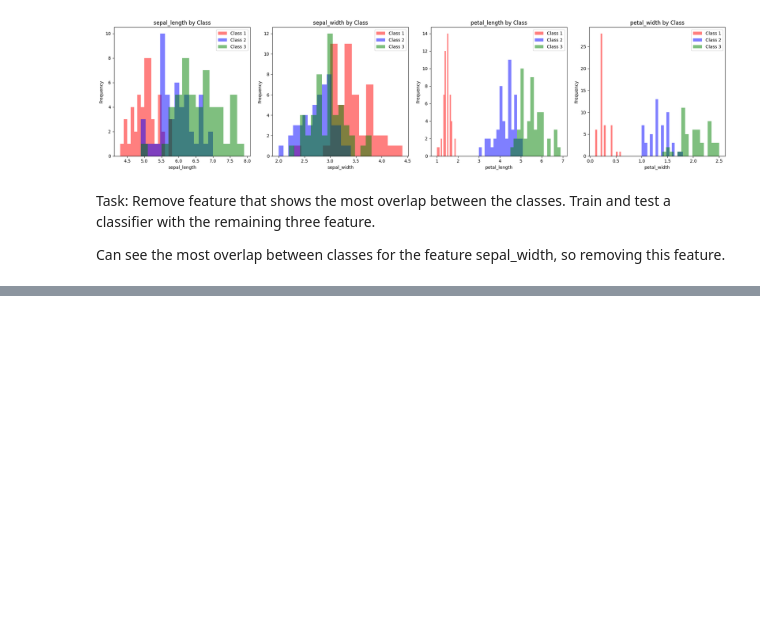
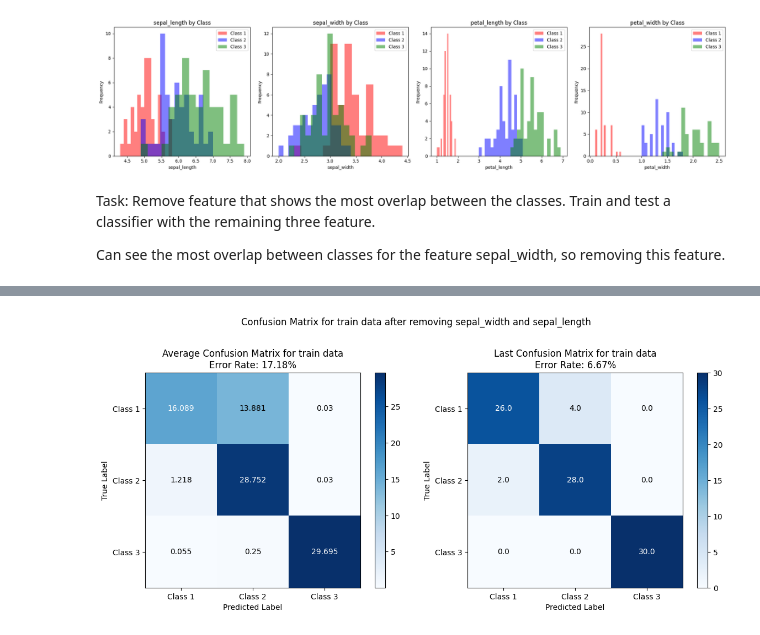
Before and after one commit to tuvats/TTT4275-Classification-project, a Jupyter notebook: iris_project/Iris_task.ipynb, the cells around one changed output, grey strips where cells are left out. Saved outputs shown, nothing was run; the diff lists cells and outputs as text; code cells hidden in the pictures; blank space fills up the shorter version.

```diff
--- a/iris_project/Iris_task.ipynb
+++ b/iris_project/Iris_task.ipynb
@@ -389,0 +417,23 @@ plot_cm(conf_matrix_test_removed, class_names, title="Confusion Matrix for test
+# %%
+# Removing sepal_width and sepal_length
+train_df_removed2 = train_df.drop(columns=["sepal_width", "sepal_length"])
+test_df_removed2 = test_df.drop(columns=["sepal_width", "sepal_length"])
+
+X_train_removed2 = train_df_removed2[['petal_length', 'petal_width']].values
+y_train_removed2 = train_df_removed2['class'].values
+
+# Ensure y_train is a numpy array and reshaped to 2D
+y_train_removed2 = np.array(y_train_removed2).reshape(-1, 1)
+
+# Fit and transform
+y_train_removed_encoded2 = encoder.fit_transform(y_train_removed2)
+
+W_train_removed2, mse_results_removed2, error_rates_removed2, train_accuracies_removed2, confusion_matrices_train_removed2 = train_linear_classifier(X_train_removed2, y_train_removed_encoded2, max_iter=num_iterations, alpha=0.01)
+
+X_test_removed2 = test_df_removed2[['petal_length', 'petal_width']].values
+y_test_removed2 = test_df_removed2['class'].values - 1
+
+y_test_removed_encoded2 = encoder.fit_transform(y_test_removed2.reshape(-1, 1))
+predictions_removed2 = predict(X_test_removed2, W_train_removed2)
+
+train_df_removed2
@@ -389,0 +454,24 @@ plot_cm(conf_matrix_test_removed, class_names, title="Confusion Matrix for test
+# %%
+# Confusion matrix and error rate for train set
+
+avg_cm_removed2 = sum(confusion_matrices_train_removed2) / num_iterations
+last_conf_matrix_removed2 = confusion_matrices_train_removed2[-1]
+avg_error_rate_removed2 = np.mean(error_rates_removed2)
+
+# Create subplots
+fig, axes = plt.subplots(1, 2, figsize=(12, 5))
+
+# Average confusion matrix for train data
+plot_cm(avg_cm_removed2, class_names, title="Average Confusion Matrix for train data", ax=axes[0], error_rate=avg_error_rate_removed2)
+
+# Confusion matrix for last iteration in training
+plot_cm(last_conf_matrix_removed2, class_names, title="Last Confusion Matrix for train data", ax=axes[1], error_rate=error_rates_removed2[-1])
+
+fig.suptitle('Confusion Matrix for train data after removing sepal_width and sepal_length', fontsize=12, y=1.05)
+
+# Adjust layout to avoid overlap
+plt.tight_layout()
+plt.subplots_adjust(top=0.85)  # push subplots down to make more room under suptitle
+plt.show()
+# %% [output]
+[figure, added]
```
Also changed, not shown: parts of 17 cells of this notebook, 7 other files.
